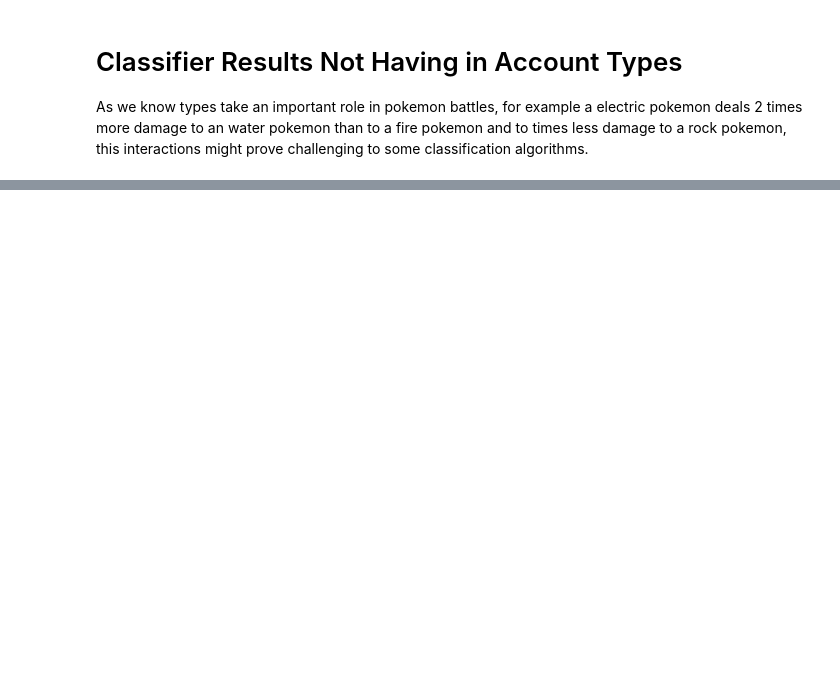
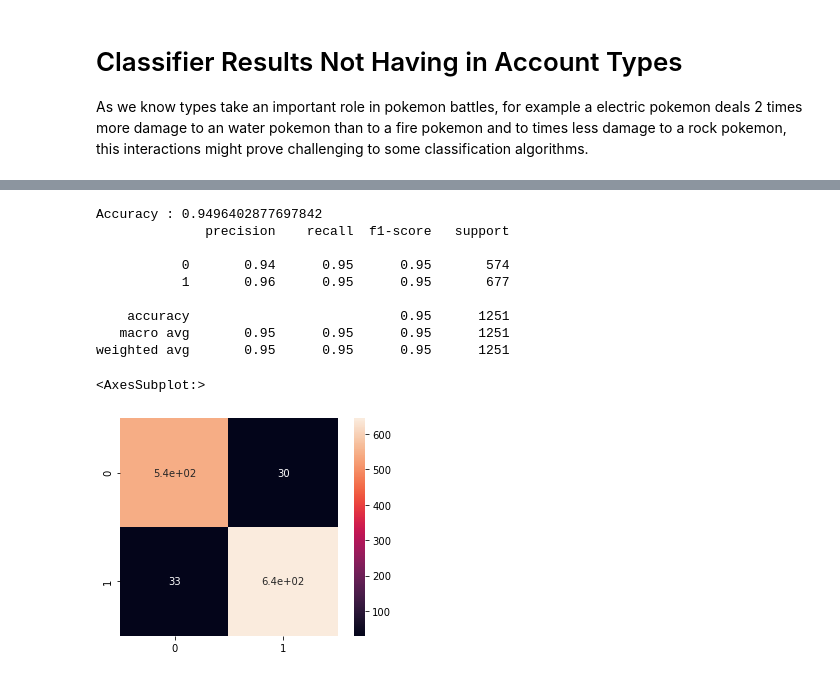
Before and after one commit to Pedro-Lopes-Frisson/TAA, a Jupyter notebook: projeto/Untitled.ipynb, the cells around one changed output, grey strips where cells are left out. Drawn from its saved outputs; the diff is of its cells as text; code cells hidden in the pictures; blank space fills up the shorter version.

```diff
--- a/projeto/Untitled.ipynb
+++ b/projeto/Untitled.ipynb
@@ -285 +359,23 @@ pd.DataFrame(zip(data_pd_frame.columns, np.transpose(clf.coef_[0])), columns=['f
+# %%
+# Random Forest Classifier difference between most imp features
+# Every diff
+clf = RandomForestClassifier(n_estimators=100)
+model = clf.fit(X_diff_train,y_train)
+pred = model.predict(X_diff_test)
+# print('Accuracy of {}:'.format(name), accuracy_score(pred, y_test))
+print('Accuracy :', accuracy_score(pred, y_test))
+print(classification_report(y_test, pred))
+sns.heatmap(confusion_matrix(y_test, pred), square=True, annot=True)
+# %% [output]
+Accuracy : 0.9496402877697842
+              precision    recall  f1-score   support
+
+           0       0.94      0.95      0.95       574
+           1       0.96      0.95      0.95       677
+
+    accuracy                           0.95      1251
+   macro avg       0.95      0.95      0.95      1251
+weighted avg       0.95      0.95      0.95      1251
+<AxesSubplot:>
+[figure, added]
 # %%
```
Also changed, not shown: parts of 53 cells of this notebook.
